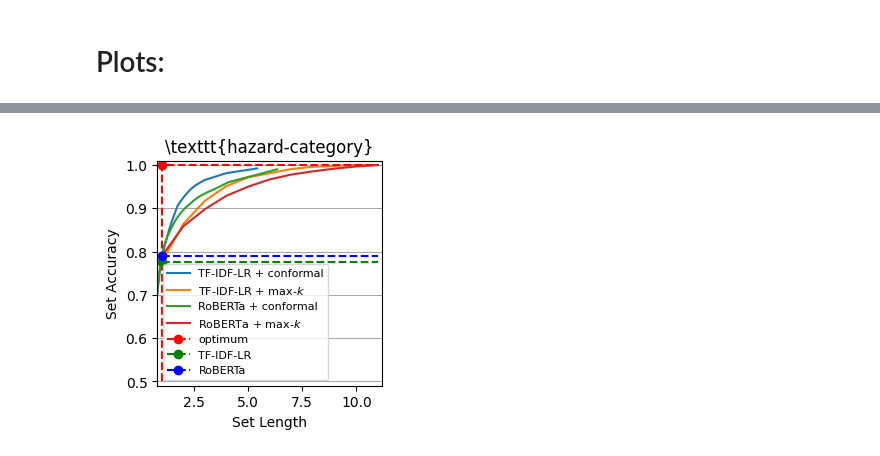
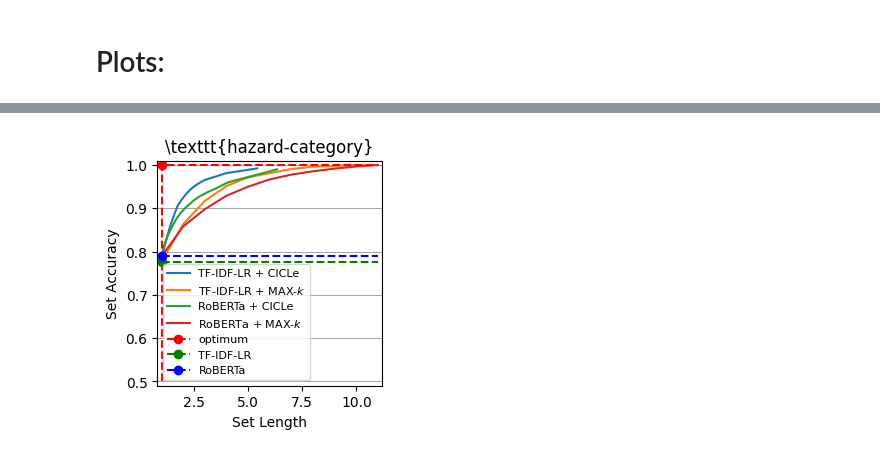
Before and after one commit to k-randl/conformal_prompting, a Jupyter notebook: pictures/plots_conformal_prediction.ipynb, the cells around one changed output, grey strips where cells are left out. Cells and saved outputs as stored; diff of their text form; code cells hidden in the pictures.

```diff
--- a/pictures/plots_conformal_prediction.ipynb
+++ b/pictures/plots_conformal_prediction.ipynb
@@ -140,8 +164,8 @@ def predict(model_name:str):
         ps_conf[i]['labels'] = list(predictions_test['labels'])
 
         # predict sets:
-        for epsilon in EPSILON:
-            ps_conf[i][f'{epsilon:.2f}'] = evaluator_conf.predict(epsilon, y_pred=predictions_test['probabilities'])['predictions']
+        for alpha in ALPHAS:
+            ps_conf[i][f'{alpha:.2f}'] = evaluator_conf.predict(alpha, y_pred=predictions_test['probabilities'], min_k=MIN_K)['predictions']
 
         # predict max-k sets:
         for k in K:
@@ -191,6 +215,6 @@ Set accuracy: $0.97 \pm 0.00$
 ## Conformal prediction:
 # %%
 # evaluate set length and accuracy:
-sl_classic_conf, sa_classic_conf = evaluate(ps_classic_conf, [f'{epsilon:.2f}' for epsilon in EPSILON])
+sl_classic_conf, sa_classic_conf = evaluate(ps_classic_conf, [f'{alpha:.2f}' for alpha in ALPHAS])
 # %%
 # print best:
@@ -239,17 +263,17 @@ Set accuracy: $0.95 \pm 0.02$
 ## Conformal prediction:
 # %%
 # evaluate set length and accuracy:
-sl_deep_conf, sa_deep_conf = evaluate(ps_deep_conf, [f'{epsilon:.2f}' for epsilon in EPSILON])
+sl_deep_conf, sa_deep_conf = evaluate(ps_deep_conf, [f'{alpha:.2f}' for alpha in ALPHAS])
 # %%
 # print best:
-epsilon = '0.01'
-print(f'Set length: ${np.mean(sl_deep_conf[epsilon]):.2f} \\pm {np.std(sl_deep_conf[epsilon]):.2f}$')
-print(f'    -> max: ${np.max(sl_deep_conf[epsilon]):.2f}$')
-print(f'    -> min: ${np.min(sl_deep_conf[epsilon]):.2f}$')
+alpha = '0.01'
+print(f'Set length: ${np.mean(sl_deep_conf[alpha]):.2f} \\pm {np.std(sl_deep_conf[alpha]):.2f}$')
+print(f'    -> max: ${np.max(sl_deep_conf[alpha]):.2f}$')
+print(f'    -> min: ${np.min(sl_deep_conf[alpha]):.2f}$')
 print()
-print(f'Set accuracy: ${np.mean(sa_deep_conf[epsilon]):.2f} \\pm {np.std(sa_deep_conf[epsilon]):.2f}$')
-print(f'      -> max: ${np.max(sa_deep_conf[epsilon]):.2f}$')
-print(f'      -> min: ${np.min(sa_deep_conf[epsilon]):.2f}$')
+print(f'Set accuracy: ${np.mean(sa_deep_conf[alpha]):.2f} \\pm {np.std(sa_deep_conf[alpha]):.2f}$')
+print(f'      -> max: ${np.max(sa_deep_conf[alpha]):.2f}$')
+print(f'      -> min: ${np.min(sa_deep_conf[alpha]):.2f}$')
 # %% [output]
 Set length: $6.34 \pm 3.11$
     -> max: $11.00$
@@ -289,10 +313,10 @@ left = (LABEL == 'hazard-category')
 data_x_classic_conf = []
 data_y_classic_conf = []
 try:
-    for epsilon in sl_classic_conf:
-        data_x_classic_conf.append(np.mean(sl_classic_conf[epsilon]))
-        data_y_classic_conf.append(np.mean(sa_classic_conf[epsilon]))
-    ax.plot(data_x_classic_conf, data_y_classic_conf, label=f'{clf_classic} + conformal')
+    for alpha in sl_classic_conf:
+        data_x_classic_conf.append(np.mean(sl_classic_conf[alpha]))
+        data_y_classic_conf.append(np.mean(sa_classic_conf[alpha]))
+    ax.plot(data_x_classic_conf, data_y_classic_conf, label=f'{clf_classic} + CICLe')
 except NameError: pass
 
 # plot curve for max-k with best traditional cf:
@@ -302,17 +326,17 @@ try:
     for k in sl_classic_max_k:
         data_x_classic_max_k.append(np.mean(sl_classic_max_k[k]))
         data_y_classic_max_k.append(np.mean(sa_classic_max_k[k]))
-    ax.plot(data_x_classic_max_k, data_y_classic_max_k, label=f'{clf_classic} + max-$k$')
+    ax.plot(data_x_classic_max_k, data_y_classic_max_k, label=f'{clf_classic} + MAX-$k$')
 except NameError: pass
 
 # plot curve for conformal with best transformer cf:
 data_x_deep_conf = []
 data_y_deep_conf = []
 try:
-    for epsilon in sl_deep_conf:
-        data_x_deep_conf.append(np.mean(sl_deep_conf[epsilon]))
-        data_y_deep_conf.append(np.mean(sa_deep_conf[epsilon]))
-    ax.plot(data_x_deep_conf, data_y_deep_conf, label=f'{clf_deep} + conformal')
+    for alpha in sl_deep_conf:
+        data_x_deep_conf.append(np.mean(sl_deep_conf[alpha]))
+        data_y_deep_conf.append(np.mean(sa_deep_conf[alpha]))
+    ax.plot(data_x_deep_conf, data_y_deep_conf, label=f'{clf_deep} + CICLe')
 except NameError: pass
 
 # plot curve for max-k with best transformer cf:
@@ -322,7 +346,7 @@ try:
     for k in sl_deep_max_k:
         data_x_deep_max_k.append(np.mean(sl_deep_max_k[k]))
         data_y_deep_max_k.append(np.mean(sa_deep_max_k[k]))
-    ax.plot(data_x_deep_max_k, data_y_deep_max_k, label=f'{clf_deep} + max-$k$')
+    ax.plot(data_x_deep_max_k, data_y_deep_max_k, label=f'{clf_deep} + MAX-$k$')
 except NameError: pass
 
 # plot extreme values:
@@ -340,31 +364,31 @@ except NameError: pass
 try:
     y_min_deep = np.mean(sa_deep_max_k['1'])
     ax.plot([1., x_max], [y_min_deep, y_min_deep], 'b--')
     ax.plot(1, y_min_deep, 'ob--', label=clf_deep)
 except NameError: pass
 
 margin = (x_max-1.) * 0.02
 ax.set_xlim(1 - margin, x_max + margin)
 
 margin = 0.5 * 0.02
 ax.set_ylim(0.5 - margin, 1 + margin)
 
 for y in [.5, .6, .7, .8 , .9, 1.]:
     ax.axhline(y, linewidth=.5, color='grey', zorder=0)
 
 ax.set_title(f'\\texttt\u007B{LABEL}\u007D')
 ax.set_xlabel('Set Length')
 if left:
     ax.set_yticks([.5, .6, .7, .8 , .9, 1.])
     ax.set_ylabel('Set Accuracy')
     ax.legend(fontsize=8)
 
 else:
     ax.set_yticks([])
     ax.set_ylabel('')
 
 plt.subplots_adjust(bottom=0.15, left=0.2, right=.95, top=.9)
 plt.savefig(f'plots/conformal_performance_{LABEL}.pdf')
 plt.show()
 # %% [output]
-[figure, old version]
+[figure, new version]
```
Also changed, not shown: parts of 7 cells of this notebook, 19 other files.
